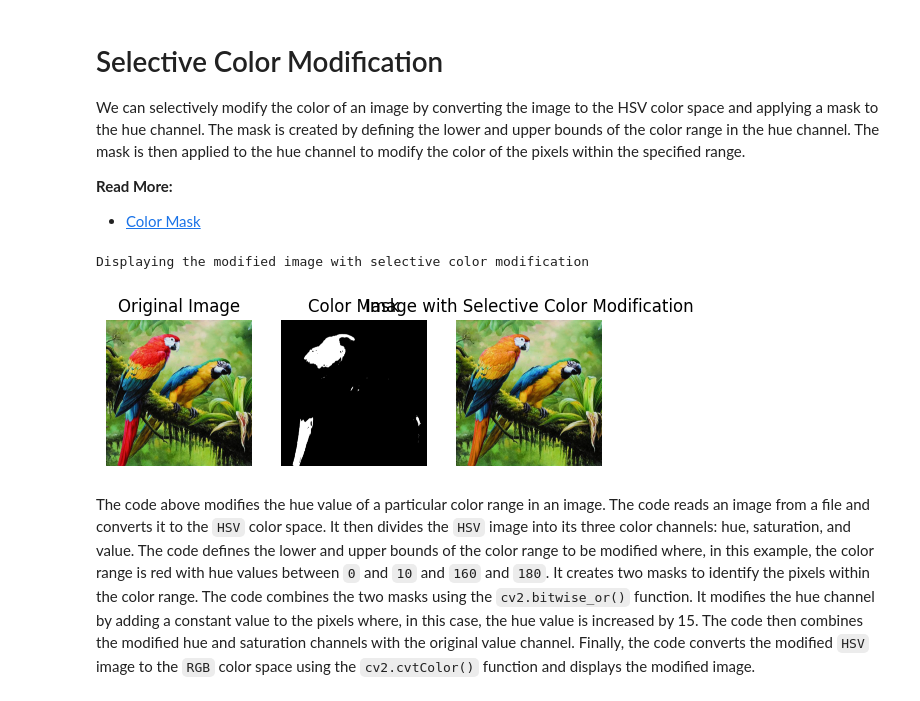
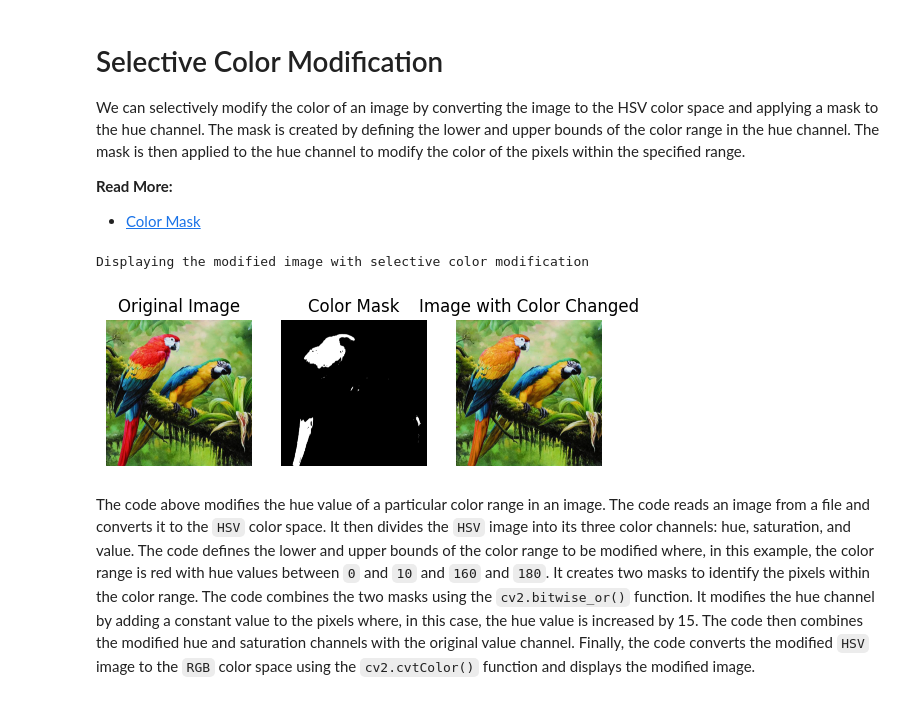
Before and after one commit to SorSU-Classroom/CS-314-Graphics-and-Visual-Computing, a Jupyter notebook: 2. Image Basics/2.4. Color Models/2.4. Color Models.ipynb, the cells around one changed output. Drawn from its saved outputs; the diff is of its cells as text; code cells hidden in the pictures.

Commit message:
fix(L2.4): overlapping image labels

```diff
--- a/2. Image Basics/2.4. Color Models/2.4. Color Models.ipynb
+++ b/2. Image Basics/2.4. Color Models/2.4. Color Models.ipynb
@@ -512,35 +512,35 @@ mask_color = cv2.bitwise_or(mask_color_1, mask_color_2)
 hue_shift = 15
 channel_h[mask_color > 0] = (channel_h[mask_color > 0] + hue_shift) % 180
 
 # Combine the modified hue and saturation channels with the original value channel
 modified_HSV_image = cv2.merge([channel_h, channel_s, channel_v])
 
 # Convert the modified HSV image to the RGB color space using the cv2.cvtColor() function
 modified_RGB_image = cv2.cvtColor(modified_HSV_image, cv2.COLOR_HSV2RGB)
 
 # Display the modified image
 print("Displaying the modified image with selective color modification")
 plt.figure('Image with Color Changed')
 
 plt.subplot(1, 3, 1)
 plt.imshow(original_image)
 plt.title('Original Image')
 plt.axis('off')
 
 plt.subplot(1, 3, 2)
 plt.imshow(mask_color, cmap='gray')
 plt.title('Color Mask')
 plt.axis('off')
 
 plt.subplot(1, 3, 3)
 plt.imshow(modified_RGB_image)
-plt.title('Image with Selective Color Modification')
+plt.title('Image with Color Changed')
 plt.axis('off')
 
 plt.show()
 # %% [output]
 Displaying the modified image with selective color modification
-[figure, old version]
+[figure, new version]
 # %% [markdown]
 The code above modifies the hue value of a particular color range in an image. The code reads an image from a file and converts it to the `HSV` color space. It then divides the `HSV` image into its three color channels: hue, saturation, and value. The code defines the lower and upper bounds of the color range to be modified where, in this example, the color range is red with hue values between `0` and `10` and `160` and `180`. It creates two masks to identify the pixels within the color range. The code combines the two masks using the `cv2.bitwise_or()` function. It modifies the hue channel by adding a constant value to the pixels where, in this case, the hue value is increased by 15. The code then combines the modified hue and saturation channels with the original value channel. Finally, the code converts the modified `HSV` image to the `RGB` color space using the `cv2.cvtColor()` function and displays the modified image.
 # %% [markdown]
```
